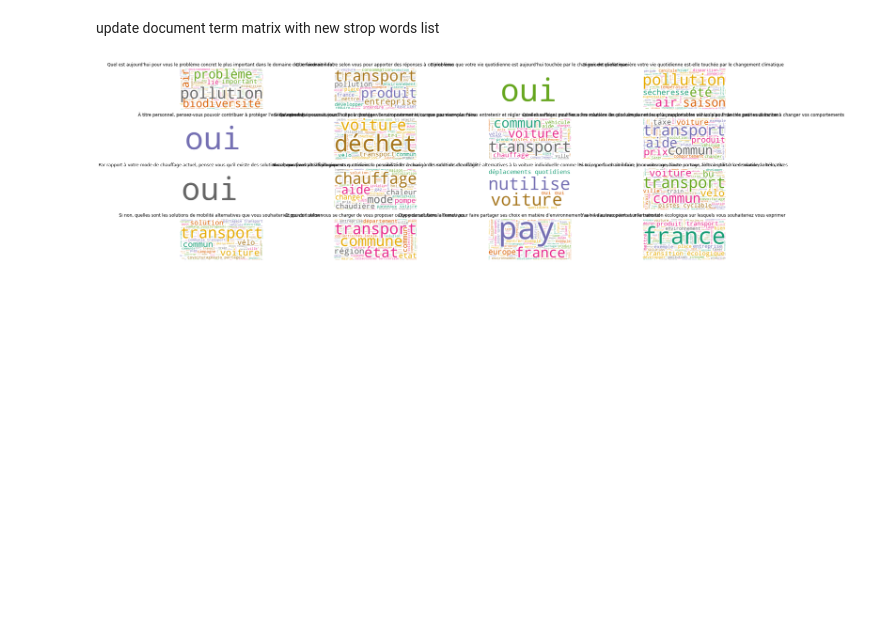
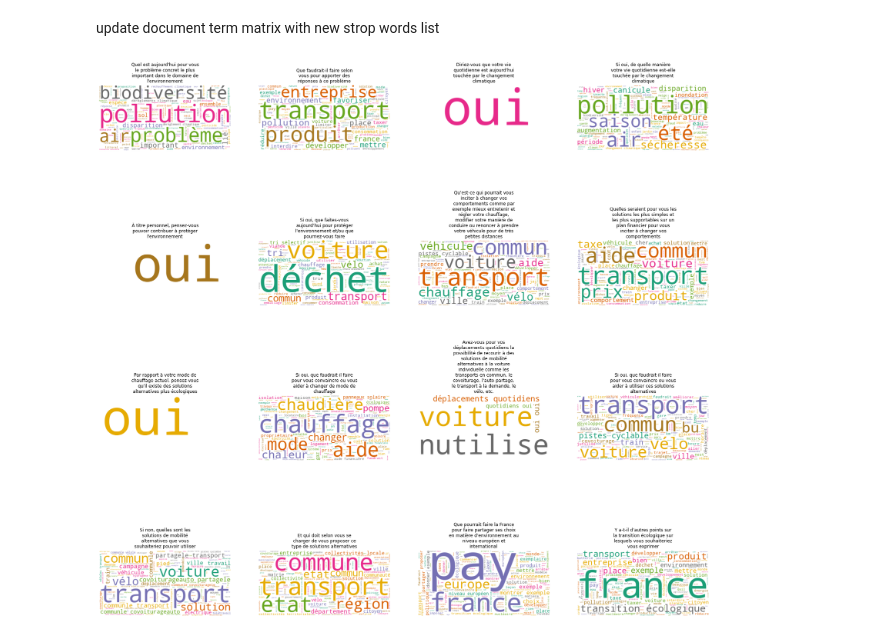
Before and after one commit to killian31/Text-mining_Grand-debat, a Jupyter notebook: Wordclouds.ipynb, the cells around one changed output. Cells and saved outputs as stored; diff of their text form; code cells hidden in the pictures; blank space fills up the shorter version.

```diff
--- a/Wordclouds.ipynb
+++ b/Wordclouds.ipynb
@@ -304,27 +304,28 @@ wc = WordCloud(stopwords=stop_words, background_color="white", colormap="Dark2",
 # %%
 # Reset the output dimensions
 import matplotlib.pyplot as plt
+from textwrap import wrap
 
-plt.rcParams['figure.figsize'] = [30, 10]
+plt.rcParams['figure.figsize'] = [30, 30]
 
 raw_data = {}
 for i in range(1, 17):
     with open("Answers/" + f"Question_{i}" + ".pkl", "rb") as file:
         raw_data[f"Question_{i}"] = pickle.load(file)
 for key in raw_data:
     raw_data[key].name = raw_data[key].name[20:-1]
 full_questions = [df.name for df in raw_data.values()]
 
 # Create subplots for each question
 for index, question in enumerate(data.columns):
     wc.generate(final_data.Answers[question])
 
     plt.subplot(4, 4, index+1)
     plt.imshow(wc, interpolation="bilinear")
     plt.axis("off")
-    plt.title(full_questions[index], wrap=True)
+    plt.title("\n".join(wrap(full_questions[index], 30)))
 
-plt.savefig("wc_killian.png")
+plt.savefig("wc_killian.png", dpi=350)
 plt.show()
 # %% [output]
-[figure, old version]
+[figure, new version]
```
Also changed, not shown: 1 other file.
